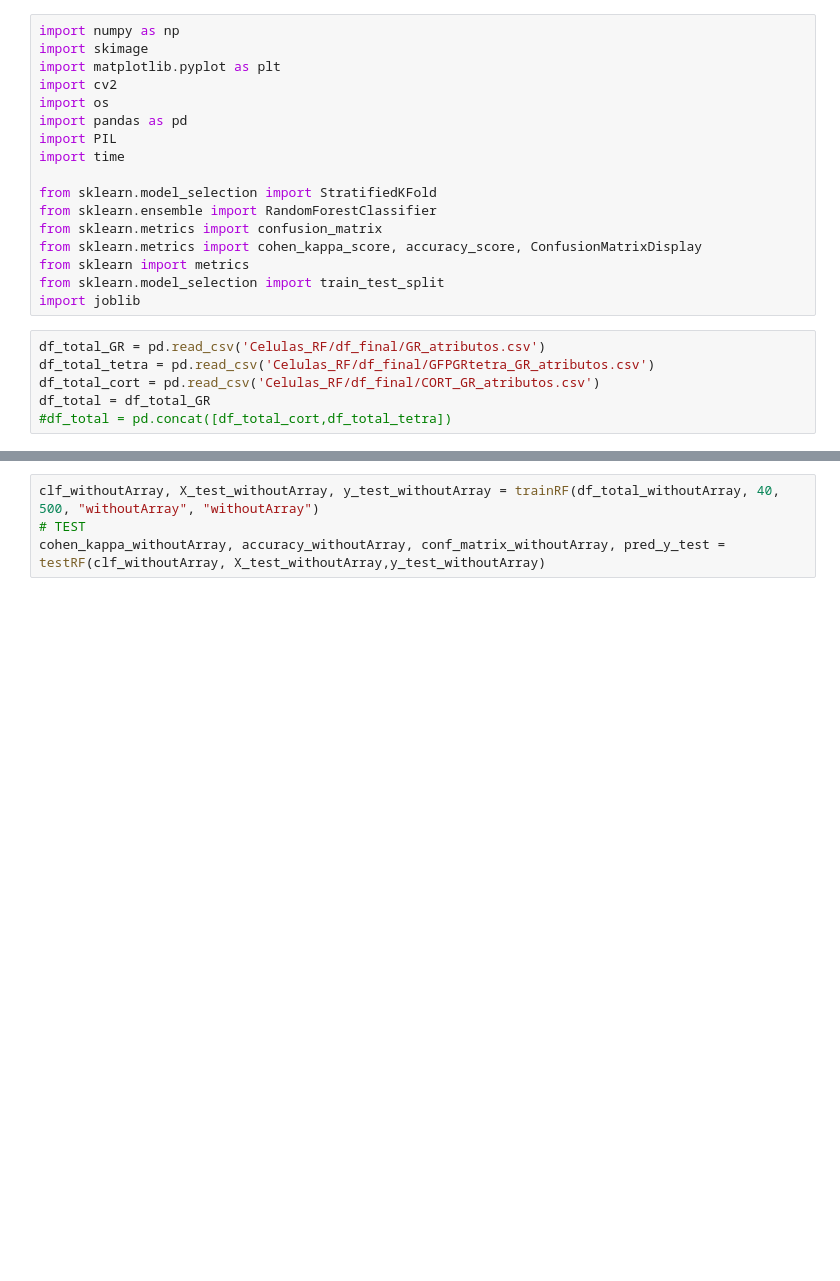
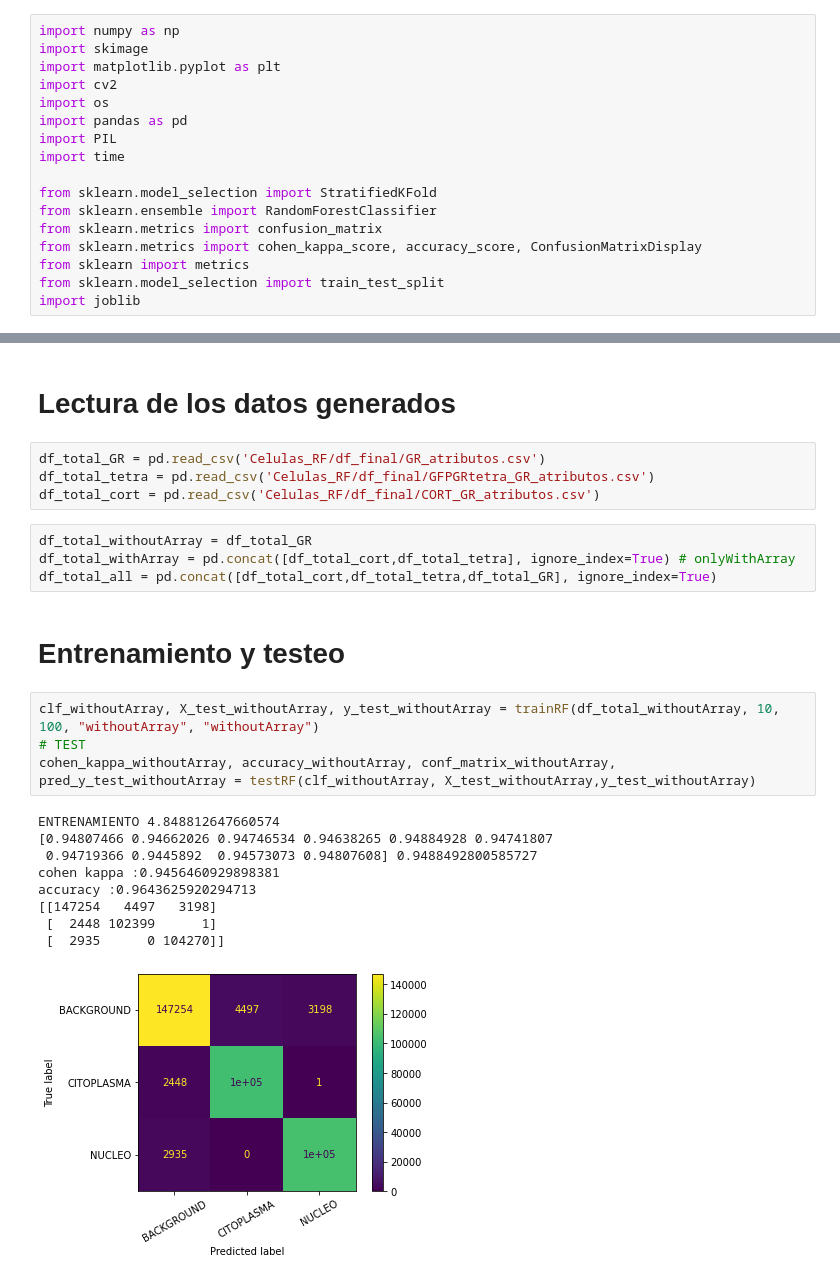
Before and after one commit to eveolsza/pattern-recognition-in-cells, a Jupyter notebook: RandomForest.ipynb, the cells around one changed output, grey strips where cells are left out. Drawn from its saved outputs; the diff is of its cells as text; blank space fills up the shorter version.

Commit message:
todos los datos generados, version final del codigo

```diff
--- a/RandomForest.ipynb
+++ b/RandomForest.ipynb
@@ -15,9 +15,3 @@ from sklearn.metrics import cohen_kappa_score, accuracy_score, ConfusionMatrixDi
 from sklearn import metrics
 from sklearn.model_selection import train_test_split
 import joblib
-# %%
-df_total_GR = pd.read_csv('Celulas_RF/df_final/GR_atributos.csv')
-df_total_tetra = pd.read_csv('Celulas_RF/df_final/GFPGRtetra_GR_atributos.csv')
-df_total_cort = pd.read_csv('Celulas_RF/df_final/CORT_GR_atributos.csv')
-df_total = df_total_GR
-#df_total = pd.concat([df_total_cort,df_total_tetra])
@@ -117,5 +164,27 @@ def testRF(clf, X_test, y_test):
+# %% [markdown]
+# Lectura de los datos generados
+# %%
+df_total_GR = pd.read_csv('Celulas_RF/df_final/GR_atributos.csv')
+df_total_tetra = pd.read_csv('Celulas_RF/df_final/GFPGRtetra_GR_atributos.csv')
+df_total_cort = pd.read_csv('Celulas_RF/df_final/CORT_GR_atributos.csv')
+# %%
+df_total_withoutArray = df_total_GR
+df_total_withArray = pd.concat([df_total_cort,df_total_tetra], ignore_index=True) # onlyWithArray
+df_total_all = pd.concat([df_total_cort,df_total_tetra,df_total_GR], ignore_index=True)
+# %% [markdown]
+# Entrenamiento y testeo
 # %%
-clf_withoutArray, X_test_withoutArray, y_test_withoutArray = trainRF(df_total_withoutArray, 40, 500, "withoutArray", "withoutArray")
+clf_withoutArray, X_test_withoutArray, y_test_withoutArray = trainRF(df_total_withoutArray, 10, 100, "withoutArray", "withoutArray")
 # TEST
-cohen_kappa_withoutArray, accuracy_withoutArray, conf_matrix_withoutArray, pred_y_test = testRF(clf_withoutArray, X_test_withoutArray,y_test_withoutArray)
+cohen_kappa_withoutArray, accuracy_withoutArray, conf_matrix_withoutArray, pred_y_test_withoutArray = testRF(clf_withoutArray, X_test_withoutArray,y_test_withoutArray)
+# %% [output]
+ENTRENAMIENTO 4.848812647660574
+[0.94807466 0.94662026 0.94746534 0.94638265 0.94884928 0.94741807
+ 0.94719366 0.9445892  0.94573073 0.94807608] 0.9488492800585727
+cohen kappa :0.9456460929898381
+accuracy :0.9643625920294713
+[[147254   4497   3198]
+ [  2448 102399      1]
+ [  2935      0 104270]]
+[figure, added]
 # %%
```
Also changed, not shown: parts of 13 cells of this notebook, 34 other files.
